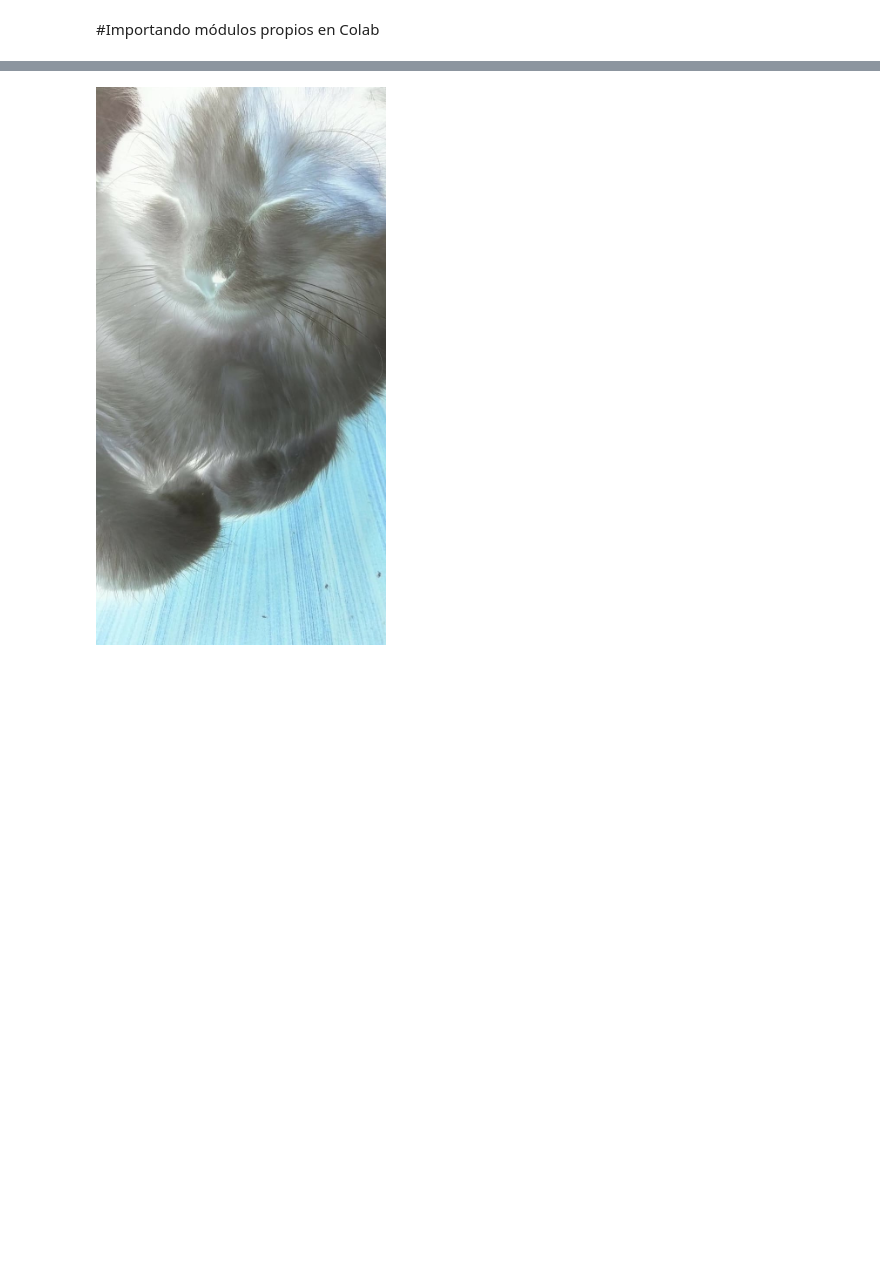
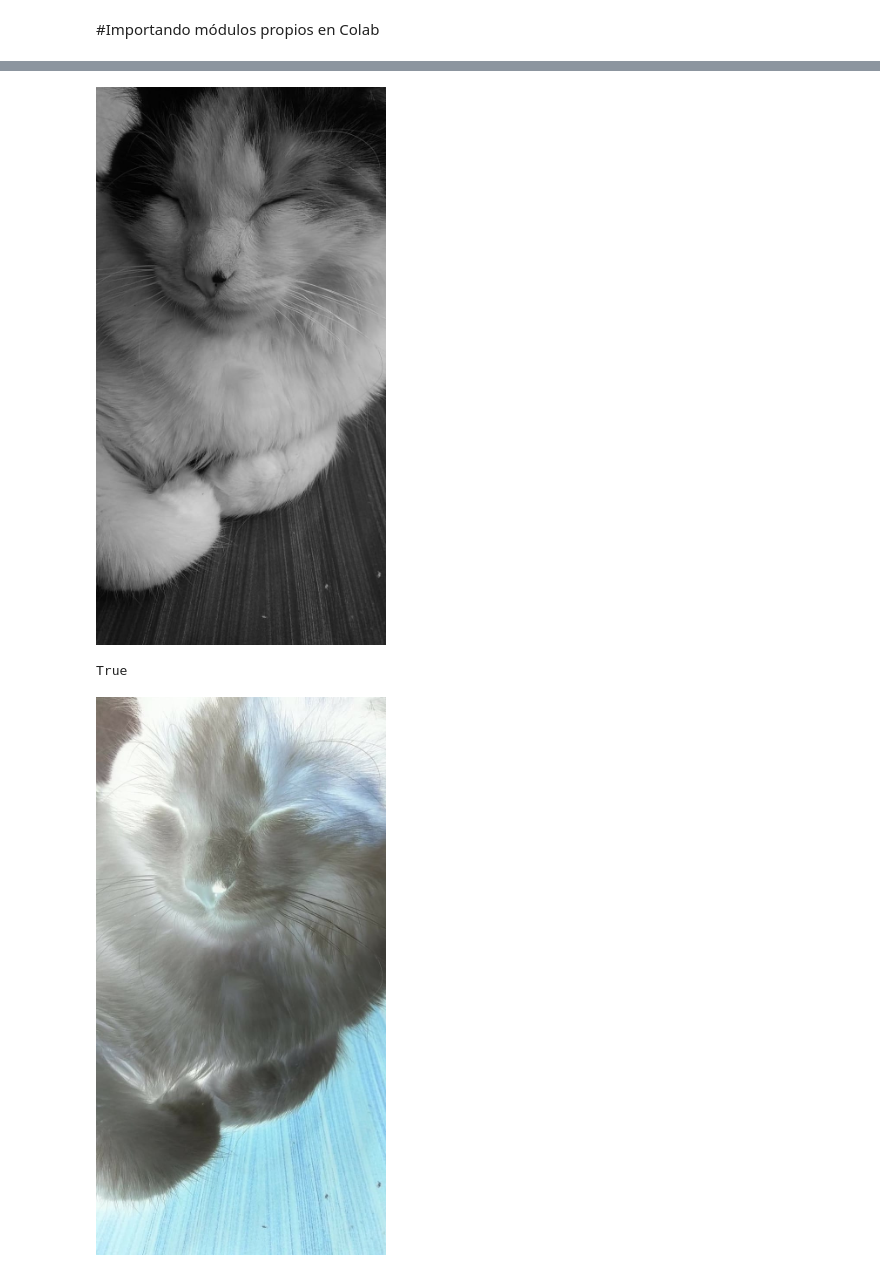
Before and after one commit to Javcm/Intro-a-Deep-Learning-UNAM-FC, a Jupyter notebook: Introducción_colab.ipynb, the cells around one changed output, grey strips where cells are left out. Drawn from its saved outputs; the diff is of its cells as text; code cells hidden in the pictures; blank space fills up the shorter version.

```diff
--- a/Introducción_colab.ipynb
+++ b/Introducción_colab.ipynb
@@ -108,6 +125,18 @@ import importlib
 spec = importlib.util.spec_from_file_location("preproceso", "/content/Temas-selectos-de-Ciencia-de-Datos-Ayudantias-CIMAT/modules/preproceso.py")
 preproceso = importlib.util.module_from_spec(spec)
 spec.loader.exec_module(preproceso)
+# %%
+#image
+image_procesed = preproceso.get_grayscale("/content/Temas-selectos-de-Ciencia-de-Datos-Ayudantias-CIMAT/Directorio_prueba/Images/Milka_0.jpg")
+cv2_imshow(image_procesed)
+# %% [output]
+[figure, added]
+# %%
+#image
+image_procesed = preproceso.get_grayscale("/content/Temas-selectos-de-Ciencia-de-Datos-Ayudantias-CIMAT/Directorio_prueba/Images/Milka_0.jpg")
+cv2.imwrite("/content/drive/MyDrive/Ayudantia/Images/gatito_gris.jpg",image_procesed)
+# %% [output]
+True
 # %%
 #image
 image_procesed = preproceso.invert_image("/content/Temas-selectos-de-Ciencia-de-Datos-Ayudantias-CIMAT/Directorio_prueba/Images/Milka_0.jpg")
```
Also changed, not shown: parts of 10 cells of this notebook.
